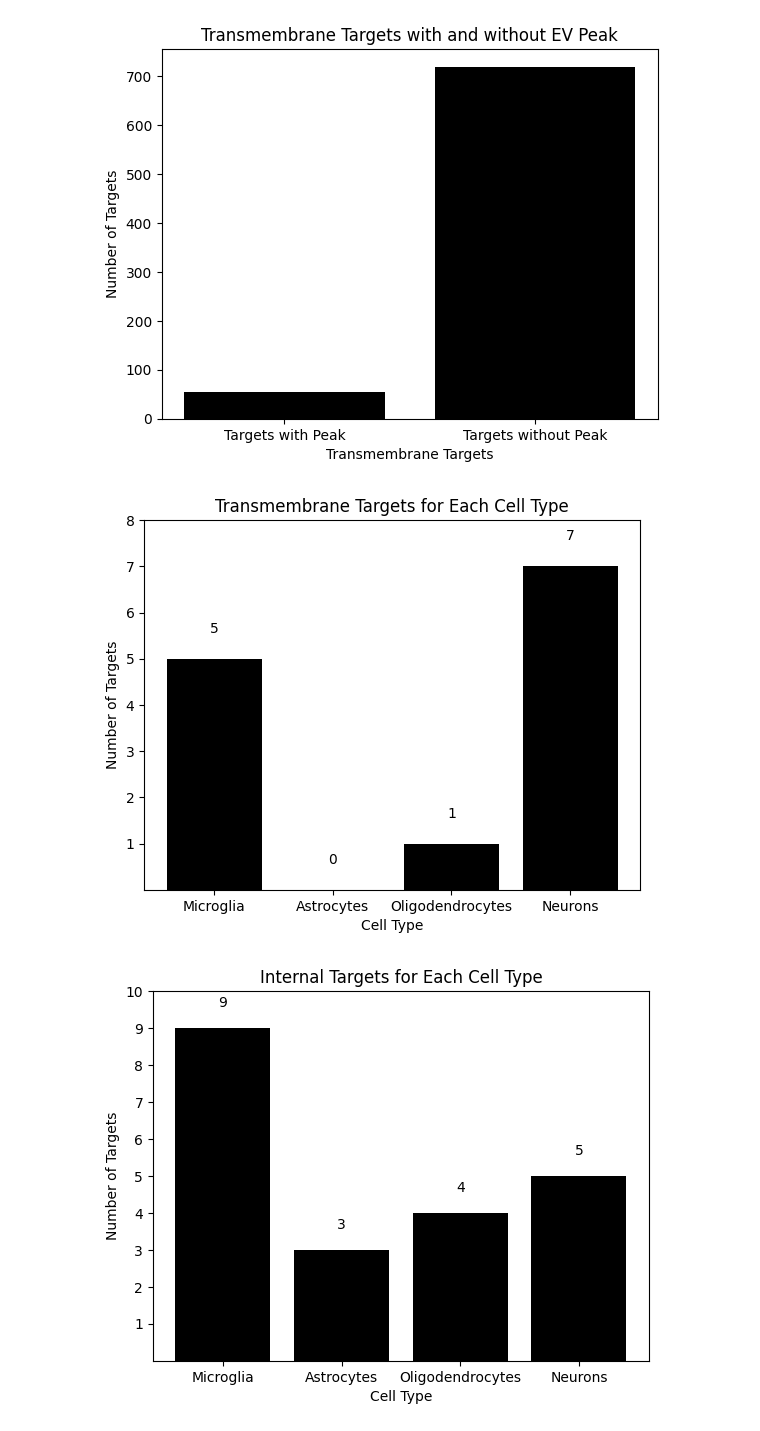
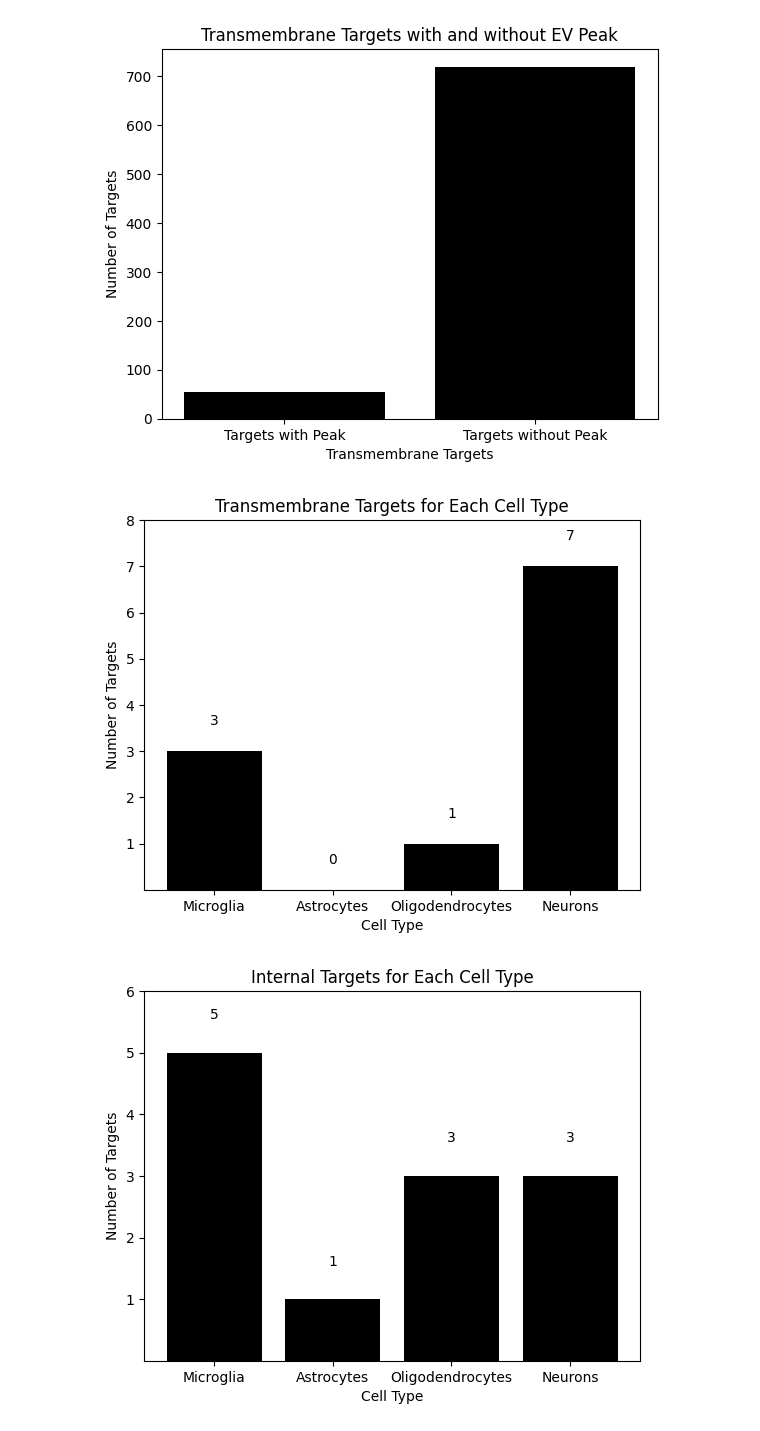
Before and after one commit to Walt-Lab/bdev_mass_spec, a Jupyter notebook: 8_analysis.ipynb, the cells around one changed output. Cells and saved outputs as stored; diff of their text form; code cells hidden in the pictures.

```diff
--- a/8_analysis.ipynb
+++ b/8_analysis.ipynb
@@ -282,10 +282,10 @@ sns.violinplot(x="variable", y="value", inner=None, scale="count", color='C0',
 
 expression_data_df = pd.DataFrame(tso.tissue_specificity)
 
-astrocyte_uniprot_ids = expression_data_df[expression_data_df["Astrocytes"] > 0.4].index.tolist()
-microglia_uniprot_ids = expression_data_df[expression_data_df["Microglia"] > 0.4].index.tolist()
-neuron_uniprot_ids = expression_data_df[expression_data_df["Neurons"] > 0.4].index.tolist()
-oligodendrocyte_uniprot_ids = expression_data_df[expression_data_df["Oligodendrocytes"] > 0.4].index.tolist()
+astrocyte_uniprot_ids = expression_data_df[expression_data_df["Astrocytes"] > 0.425].index.tolist()
+microglia_uniprot_ids = expression_data_df[expression_data_df["Microglia"] > 0.425].index.tolist()
+neuron_uniprot_ids = expression_data_df[expression_data_df["Neurons"] > 0.425].index.tolist()
+oligodendrocyte_uniprot_ids = expression_data_df[expression_data_df["Oligodendrocytes"] > 0.425].index.tolist()
 # %% [output]
 The `scale` parameter has been renamed and will be removed in v0.15.0. Pass `density_norm='count'` for the same effect.
   sns.violinplot(x="variable", y="value", inner=None, scale="count", color='C0',
@@ -942,31 +942,31 @@ plt.ylabel("Number of Targets")
 plt.title("Transmembrane Targets for Each Cell Type")
 plt.show()
 # %% [output]
-[figure, old version]
+[figure, new version]
 # %%
 internal_dict = {
     "Microglia": len(internal_microglia_targets),
     "Astrocytes": len(internal_astrocyte_targets),
     "Oligodendrocytes": len(internal_oligodendrocyte_targets),
     "Neurons": len(internal_neuron_targets),
 }
 
 x_labels = list(internal_dict.keys())
 y_labels = list(internal_dict.values())
 
 plt.bar(x_labels, y_labels, color="black")
 
 for i, v in enumerate(y_labels):
     plt.text(i, v + 0.5, str(v), ha="center", va="bottom")
 
-plt.yticks([1, 2, 3, 4, 5, 6, 7, 8, 9, 10])
+plt.yticks([1, 2, 3, 4, 5, 6])
 
 plt.xlabel("Cell Type")
 plt.ylabel("Number of Targets")
 plt.title("Internal Targets for Each Cell Type")
 plt.show()
 # %% [output]
-[figure, old version]
+[figure, new version]
 # %%
 CSF_SAMPLES = [
     "SEC Fract 6 ",
```
Also changed, not shown: parts of 1 cell of this notebook, 2 other files.
